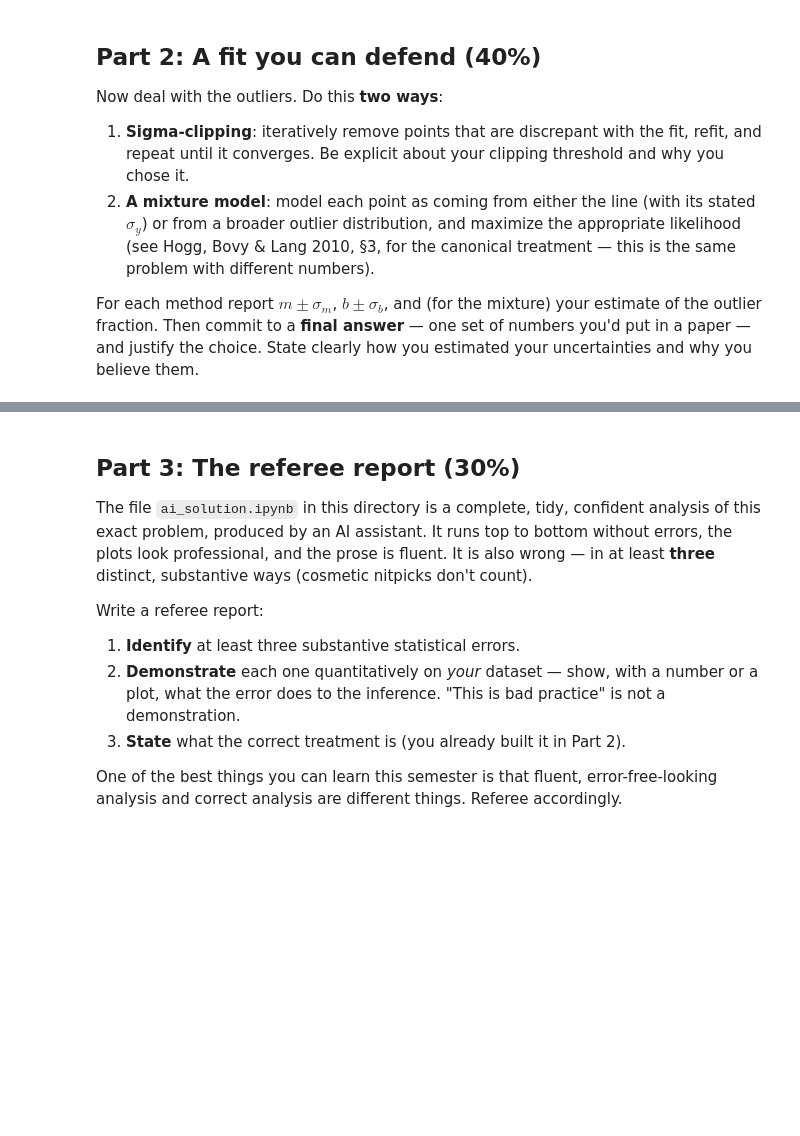
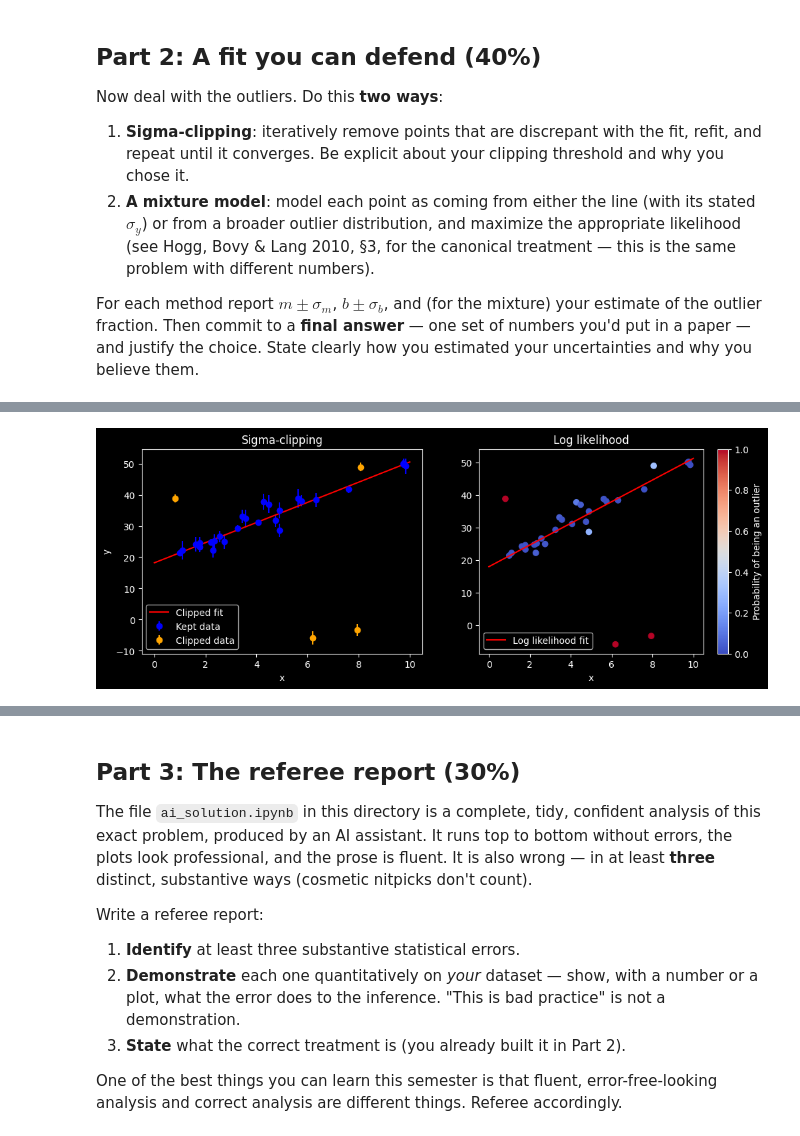
Before and after one commit to gnarayan/ast457_2026_Fall, a Jupyter notebook: submissions/asteves2/lab01.ipynb, the cells around one changed output, grey strips where cells are left out. Cells and saved outputs as stored; diff of their text form; code cells hidden in the pictures; blank space fills up the shorter version.

```diff
--- a/submissions/asteves2/lab01.ipynb
+++ b/submissions/asteves2/lab01.ipynb
@@ -91,10 +87,84 @@ you'd put in a paper — and justify the choice. State clearly how you estimated
 uncertainties and why you believe them.
 # %%
 # Part 2: your work here
-import astropy.stats as stats
+from scipy.optimize import minimize
+from scipy.stats import norm
 
-x_y = data.drop('sigma_y', axis = 1)
-arr = x_y.to_numpy()
+#Sigma-clipping
+def sigma_clip_fit(x, y, sigma, k=3.0, max_iter=10):
+    mask = np.ones_like(x, dtype=bool)
+    for _ in range(max_iter):
+        p, cov = np.polyfit(x[mask], y[mask], 1, w=1/sigma[mask], cov = 'unscaled')
+        resid = (y - np.polyval(p, x)) / sigma
+        new_mask = np.abs(resid) < k
+        if np.array_equal(new_mask, mask):
+            break
+        mask = new_mask
+    return p, mask, cov
 
-mask = stats.sigma_clip(arr, sigma = 3, masked = True, maxiters = 10)
+p_clip, mask, cov_sig_clip = sigma_clip_fit(x, y, sigma, k=3.0)
+resid = y[mask] - np.polyval(p_clip, x[mask])
+
+outlier_frac_sig_clip = len(x[~mask]) / len(x)
+
+#Mixture model
+def neg_log_likelihood(theta, x, y, sigma):
+    m, b, Pb, Yb, lnVb = theta
+    Pb = np.clip(Pb, 1e-6, 1 - 1e-6)
+    Vb = np.exp(lnVb)
+    model = m * x + b
+    good = (1 - Pb) * norm.pdf(y, loc = model, scale = sigma)
+    bad_pop = Pb * norm.pdf(y, loc = Yb, scale = np.sqrt(Vb + sigma**2))
+    return -np.sum(np.log(good + bad_pop + 1e-300))
+
+theta0 = (p_clip[0], p_clip[1], 0.2, np.mean(y), np.log(50.0))
+outputs = minimize(neg_log_likelihood, x0 = theta0, args=(x, y, sigma))
+m_mix, b_mix, Pb_mix, Yb_mix, lnVb_mix = outputs.x
+cov_mix = np.asarray(outputs.hess_inv)
+
+m_mix_stddev = np.sqrt(cov_mix[0, 0])
+b_mix_stddev = np.sqrt(cov_mix[1, 1])
+
+Vb = np.exp(lnVb_mix)
+mix_model = m_mix * x + b_mix
+good = (1 - Pb_mix) * norm.pdf(y, loc = mix_model, scale = sigma)
+bad = Pb_mix * norm.pdf(y, loc = Yb_mix, scale = np.sqrt(Vb + sigma**2))
+
+p_good = good / (good + bad)
+p_bad = bad / (bad + good)
+
+n_good = np.sum(p_good)
+n_bad = np.sum(p_bad)
+outlier_frac_mix = n_bad / n_good
+
+sig_res = y - np.polyval(p_clip, x)
+sig_clip_chi2_res = np.sum((sig_res)**2 / sigma**2) / (len(x) - 2)
+mad_clip = np.median(np.abs(sig_res - np.median(sig_res)))
+
+mix_res = y - (m_mix * x + b_mix)
+mix_chi2_res = np.sum((mix_res)**2 / sigma**2) / (len(x) - 2)
+mad_mix = np.median(np.abs(mix_res - np.median(mix_res)))
+
+fig, ax = plt.subplots(1, 2, figsize = (12, 4))
+ax[0].errorbar(x[mask], y[mask], yerr = sigma[mask], fmt = 'o', label = 'Kept data', color = 'blue')
+ax[0].errorbar(x[~mask], y[~mask], yerr = sigma[~mask], fmt = 'o', label = 'Clipped data', color = 'orange')
+ax[0].plot(xx, np.polyval(p_clip, xx), color = 'red', label = 'Clipped fit')
+
+ax[0].set_title('Sigma-clipping')
+ax[0].set_xlabel('x')
+ax[0].set_ylabel('y')
+ax[0].legend(loc = 'lower left')
+
+img1= ax[1].scatter(x, y, c = p_bad, cmap = 'coolwarm', vmin = 0, vmax = 1)
+ax[1].plot(xx, m_mix * xx + b_mix, color = 'red', label = 'Log likelihood fit')
+plt.colorbar(img1, label = 'Probability of being an outlier')
+
+ax[1].set_title('Log likelihood')
+ax[1].set_xlabel('x')
+ax[1].legend(loc = 'lower left')
+
+print(f'Sigma-clipping: slope = {p_clip[0]:.3f}+/-{cov_sig_clip[0, 0]:.3f}, intercept = {p_clip[1]:.3f}+/-{cov_sig_clip[1, 1]:.3f}, outlier frac = {outlier_frac_sig_clip:.3f}')
+print(f'Neg. log likelihood: slope = {m_mix:.3f}+/-{m_mix_stddev:.3f}, intercept = {b_mix:.3f}+/-{b_mix_stddev:.3f}, outlier frac = {outlier_frac_mix:.3f}')
+print(f'Sigma clipping Chi2 = {sig_clip_chi2_res:.3f}, Mixed model Chi2 = {mix_chi2_res:.3f}')
+print(f'Sigma clipping MAD = {mad_clip:.3f}, Mixed model MAD = {mad_mix:.3f}')
 # %% [output]
@@ -118 +175,2 @@ mask = stats.sigma_clip(arr, sigma = 3, masked = True, maxiters = 10)
+[figure, added]
 # %% [markdown]
```
Also changed, not shown: parts of 6 cells of this notebook.
